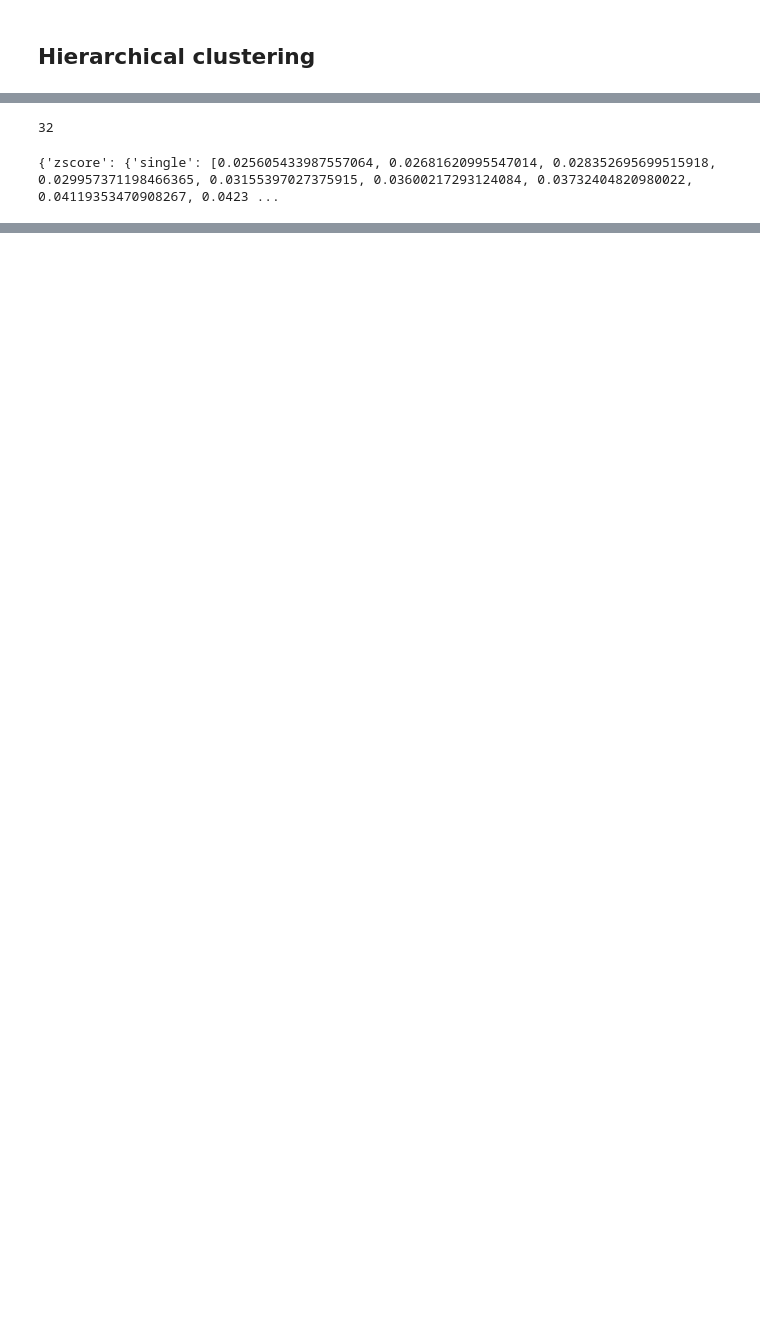
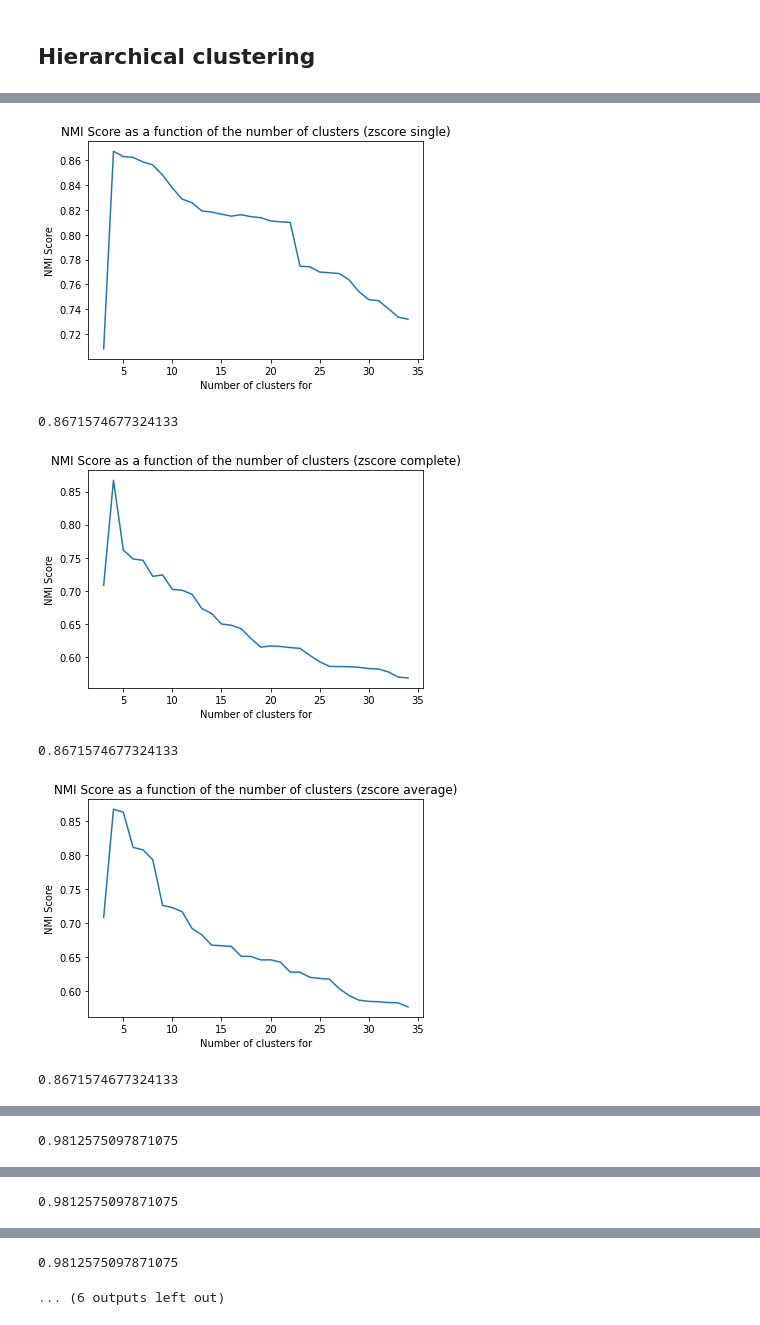
Before and after one commit to breno-aberle/data-mining-clustering-project, a Jupyter notebook: dm_project_code.ipynb, the cells around one changed output, grey strips where cells are left out. Saved outputs shown, nothing was run; the diff lists cells and outputs as text; code cells hidden in the pictures; blank space fills up the shorter version.

```diff
--- a/dm_project_code.ipynb
+++ b/dm_project_code.ipynb
@@ -148,8 +197,18 @@ for datas in scores.keys():
-# %%
-len(scores['mean']['single'])
-# %% [output]
-32
-# %%
-print(scores)
-# %% [output]
-{'zscore': {'single': [0.025605433987557064, 0.02681620995547014, 0.028352695699515918, 0.029957371198466365, 0.03155397027375915, 0.03600217293124084, 0.03732404820980022, 0.04119353470908267, 0.0423 ...
+# %%
+
+for datas in scores_umap.keys():
+    for link in scores_umap[datas].keys():
+        score_arr = scores_umap[datas][link]
+        plt.plot(n_clusters, score_arr)
+        plt.xlabel("Number of clusters for")
+        plt.ylabel("NMI Score")
+        plt.title(f"NMI Score as a function of the number of clusters ({datas} {link})")
+        plt.show()
+        print(max(score_arr))
+# %% [output]
+[figure, added]
+0.8671574677324133
+[figure, added]
+0.8671574677324133
+[figure, added]
+0.8671574677324133
@@ -155,0 +216 @@ print(scores)
+0.9812575097871075
@@ -155,0 +218 @@ print(scores)
+0.9812575097871075
@@ -155,0 +220,2 @@ print(scores)
+0.9812575097871075
+... (6 outputs left out)
```
Also changed, not shown: parts of 16 cells of this notebook, 1 other file.
